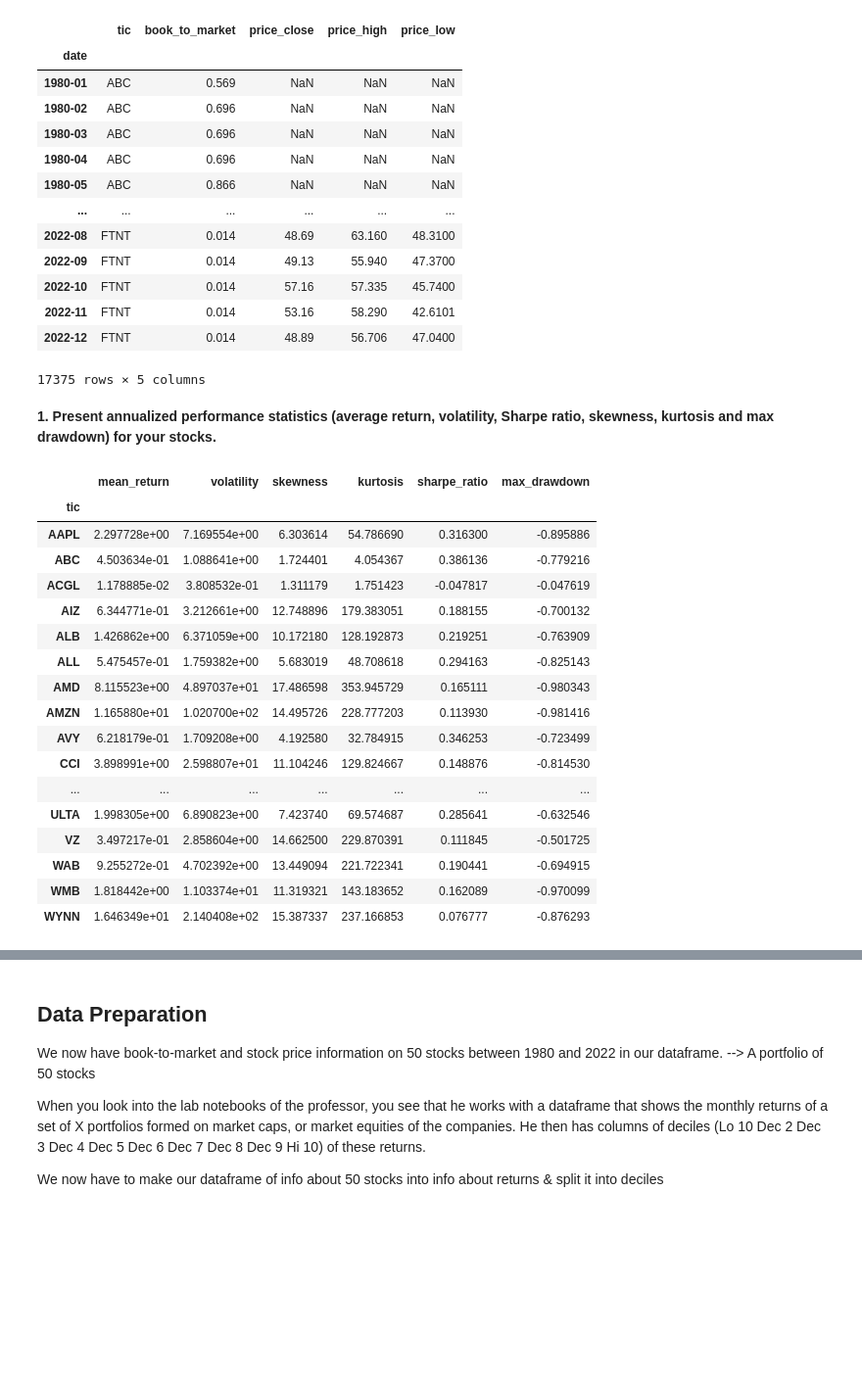
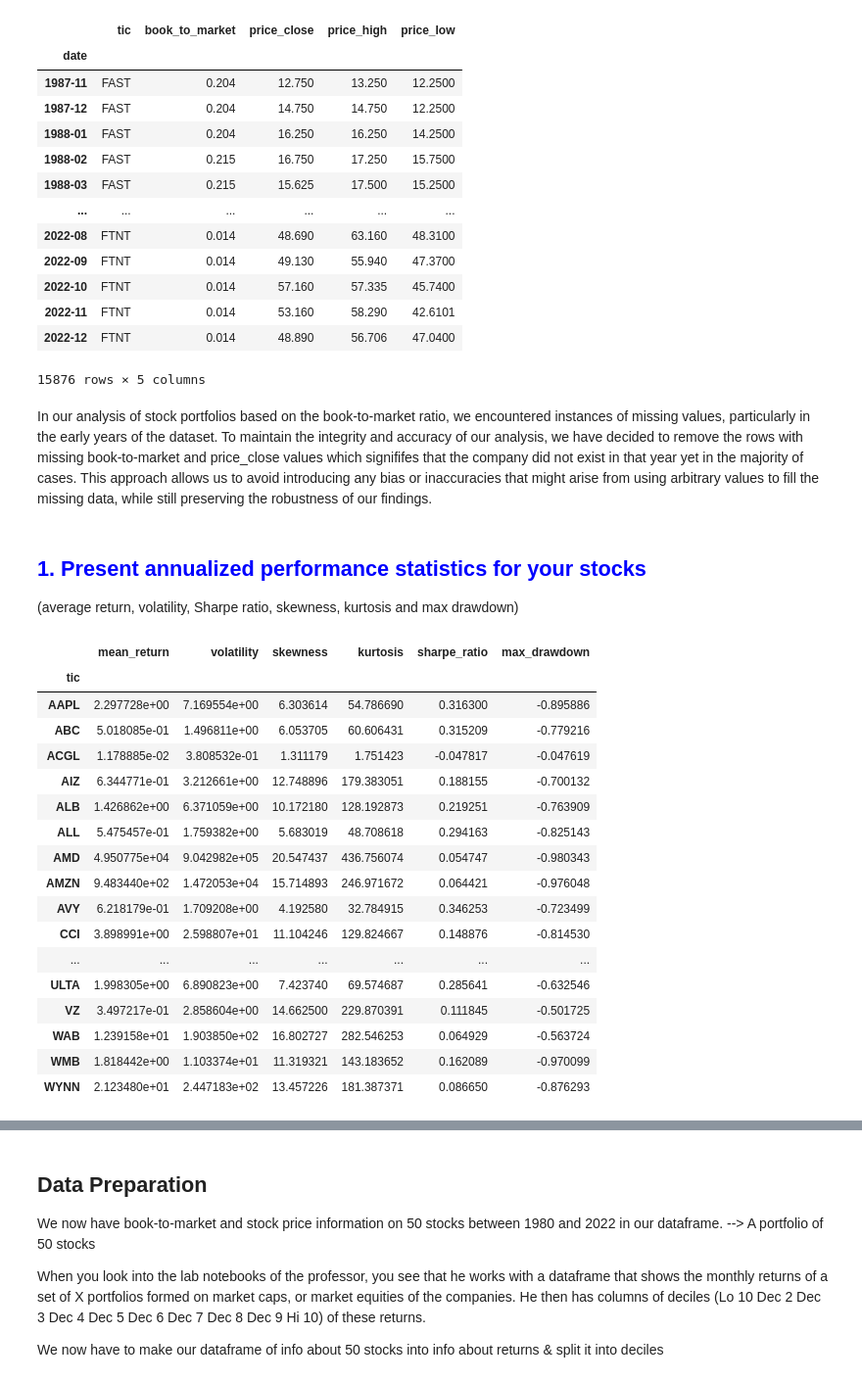
Before and after one commit to InesDew/NOVA-Asset-Management, a Jupyter notebook: Solution.ipynb, the cells around one changed output, grey strips where cells are left out. Shown: that part at 98% size. Saved outputs shown, nothing was run; the diff lists cells and outputs as text; code cells hidden in the pictures; blank space fills up the shorter version.

```diff
--- a/Solution.ipynb
+++ b/Solution.ipynb
@@ -5,46 +10,54 @@ from datetime import datetime
 # %%
 stock_prices = pd.read_csv('stock_prices.csv')
 book_to_market = pd.read_csv('book_to_market.csv')
 
 book_to_market = book_to_market.drop(['permno', 'adate', 'qdate'], axis = 1)
 book_to_market = book_to_market.rename(columns = {'bm' : 'book_to_market', 'public_date' : 'date', 'TICKER' : 'tic'})
 book_to_market['date'] =  pd.to_datetime(book_to_market['date'], format='%Y-%m-%d')
 book_to_market['date'] = book_to_market['date'].dt.to_period('M')
 
 stock_prices = stock_prices.drop(['gvkey', 'iid', 'navm', 'cmth', 'cyear', 'exchg', 'conm'], axis = 1)
 stock_prices = stock_prices.rename(columns = {'datadate' : 'date', 'prccm' : 'price_close', 'prchm' : 'price_high', 'prclm' : 'price_low'})
 stock_prices['date'] =  pd.to_datetime(stock_prices['date'], format='%Y-%m-%d')
 stock_prices['date'] = stock_prices['date'].dt.to_period('M')
 
 df_tic = pd.merge(book_to_market, stock_prices, how = 'left', on = ['tic', 'date'])
 df_tic = df_tic[['date', 'tic', 'book_to_market', 'price_close', 'price_high', 'price_low']]
 df_tic = df_tic.set_index('date')
 
 #Filter relevant stocks for Group 42
 df_tickers = pd.read_excel("Tickers_T4.xlsx", usecols=["Group 42"])
 tickers = df_tickers['Group 42'].tolist()
 
 # Filter the df_tic DataFrame based on the tickers
 df_tic = df_tic[df_tic['tic'].isin(tickers)]
 
+# Drop rows with missing data
+df_tic.dropna(subset=['book_to_market', 'price_close'], inplace=True)
+
 display(df_tic)
+# df_tic.info()
 # %% [output]
 |  | tic | book_to_market | price_close | price_high | price_low |
 | date |  |  |  |  |  |
-| 1980-01 | ABC | 0.569 | NaN | NaN | NaN |
-| 1980-02 | ABC | 0.696 | NaN | NaN | NaN |
-| 1980-03 | ABC | 0.696 | NaN | NaN | NaN |
-| 1980-04 | ABC | 0.696 | NaN | NaN | NaN |
-| 1980-05 | ABC | 0.866 | NaN | NaN | NaN |
+| 1987-11 | FAST | 0.204 | 12.750 | 13.250 | 12.2500 |
+| 1987-12 | FAST | 0.204 | 14.750 | 14.750 | 12.2500 |
+| 1988-01 | FAST | 0.204 | 16.250 | 16.250 | 14.2500 |
+| 1988-02 | FAST | 0.215 | 16.750 | 17.250 | 15.7500 |
+| 1988-03 | FAST | 0.215 | 15.625 | 17.500 | 15.2500 |
 | ... | ... | ... | ... | ... | ... |
-| 2022-08 | FTNT | 0.014 | 48.69 | 63.160 | 48.3100 |
-| 2022-09 | FTNT | 0.014 | 49.13 | 55.940 | 47.3700 |
-| 2022-10 | FTNT | 0.014 | 57.16 | 57.335 | 45.7400 |
-| 2022-11 | FTNT | 0.014 | 53.16 | 58.290 | 42.6101 |
-| 2022-12 | FTNT | 0.014 | 48.89 | 56.706 | 47.0400 |
+| 2022-08 | FTNT | 0.014 | 48.690 | 63.160 | 48.3100 |
+| 2022-09 | FTNT | 0.014 | 49.130 | 55.940 | 47.3700 |
+| 2022-10 | FTNT | 0.014 | 57.160 | 57.335 | 45.7400 |
+| 2022-11 | FTNT | 0.014 | 53.160 | 58.290 | 42.6101 |
+| 2022-12 | FTNT | 0.014 | 48.890 | 56.706 | 47.0400 |
-17375 rows × 5 columns
+15876 rows × 5 columns
+# %% [markdown]
+In our analysis of stock portfolios based on the book-to-market ratio, we encountered instances of missing values, particularly in the early years of the dataset. To maintain the integrity and accuracy of our analysis, we have decided to remove the rows with missing book-to-market and price_close values which signififes that the company did not exist in that year yet in the majority of cases. This approach allows us to avoid introducing any bias or inaccuracies that might arise from using arbitrary values to fill the missing data, while still preserving the robustness of our findings.
 # %% [markdown]
-**1. Present annualized performance statistics (average return, volatility, Sharpe ratio, skewness, kurtosis and max drawdown) for your stocks.**
+<h2 style='color:Blue'> 1. Present annualized performance statistics for your stocks  </h2>
+
+(average return, volatility, Sharpe ratio, skewness, kurtosis and max drawdown)
 # %%
 # Calculate the monthly returns
 df_tic['returns'] = df_tic.groupby('tic')['price_close'].pct_change()
@@ -70,23 +83,23 @@ df_tic['cum_max'] = df_tic.groupby('tic')['cum_returns'].cummax()
 df_tic['drawdown'] = df_tic['cum_returns'] / df_tic['cum_max'] - 1
 stats['max_drawdown'] = df_tic.groupby('tic')['drawdown'].min()
 
-stats
+display(stats)
 # %% [output]
 |  | mean_return | volatility | skewness | kurtosis | sharpe_ratio | max_drawdown |
 | tic |  |  |  |  |  |  |
 | AAPL | 2.297728e+00 | 7.169554e+00 | 6.303614 | 54.786690 | 0.316300 | -0.895886 |
-| ABC | 4.503634e-01 | 1.088641e+00 | 1.724401 | 4.054367 | 0.386136 | -0.779216 |
+| ABC | 5.018085e-01 | 1.496811e+00 | 6.053705 | 60.606431 | 0.315209 | -0.779216 |
 | ACGL | 1.178885e-02 | 3.808532e-01 | 1.311179 | 1.751423 | -0.047817 | -0.047619 |
 | AIZ | 6.344771e-01 | 3.212661e+00 | 12.748896 | 179.383051 | 0.188155 | -0.700132 |
 | ALB | 1.426862e+00 | 6.371059e+00 | 10.172180 | 128.192873 | 0.219251 | -0.763909 |
 | ALL | 5.475457e-01 | 1.759382e+00 | 5.683019 | 48.708618 | 0.294163 | -0.825143 |
-| AMD | 8.115523e+00 | 4.897037e+01 | 17.486598 | 353.945729 | 0.165111 | -0.980343 |
-| AMZN | 1.165880e+01 | 1.020700e+02 | 14.495726 | 228.777203 | 0.113930 | -0.981416 |
+| AMD | 4.950775e+04 | 9.042982e+05 | 20.547437 | 436.756074 | 0.054747 | -0.980343 |
+| AMZN | 9.483440e+02 | 1.472053e+04 | 15.714893 | 246.971672 | 0.064421 | -0.976048 |
 | AVY | 6.218179e-01 | 1.709208e+00 | 4.192580 | 32.784915 | 0.346253 | -0.723499 |
 | CCI | 3.898991e+00 | 2.598807e+01 | 11.104246 | 129.824667 | 0.148876 | -0.814530 |
 | ... | ... | ... | ... | ... | ... | ... |
 | ULTA | 1.998305e+00 | 6.890823e+00 | 7.423740 | 69.574687 | 0.285641 | -0.632546 |
 | VZ | 3.497217e-01 | 2.858604e+00 | 14.662500 | 229.870391 | 0.111845 | -0.501725 |
-| WAB | 9.255272e-01 | 4.702392e+00 | 13.449094 | 221.722341 | 0.190441 | -0.694915 |
+| WAB | 1.239158e+01 | 1.903850e+02 | 16.802727 | 282.546253 | 0.064929 | -0.563724 |
 | WMB | 1.818442e+00 | 1.103374e+01 | 11.319321 | 143.183652 | 0.162089 | -0.970099 |
-| WYNN | 1.646349e+01 | 2.140408e+02 | 15.387337 | 237.166853 | 0.076777 | -0.876293 |
+| WYNN | 2.123480e+01 | 2.447183e+02 | 13.457226 | 181.387371 | 0.086650 | -0.876293 |
```
Also changed, not shown: parts of 16 cells of this notebook, 1 other file.
